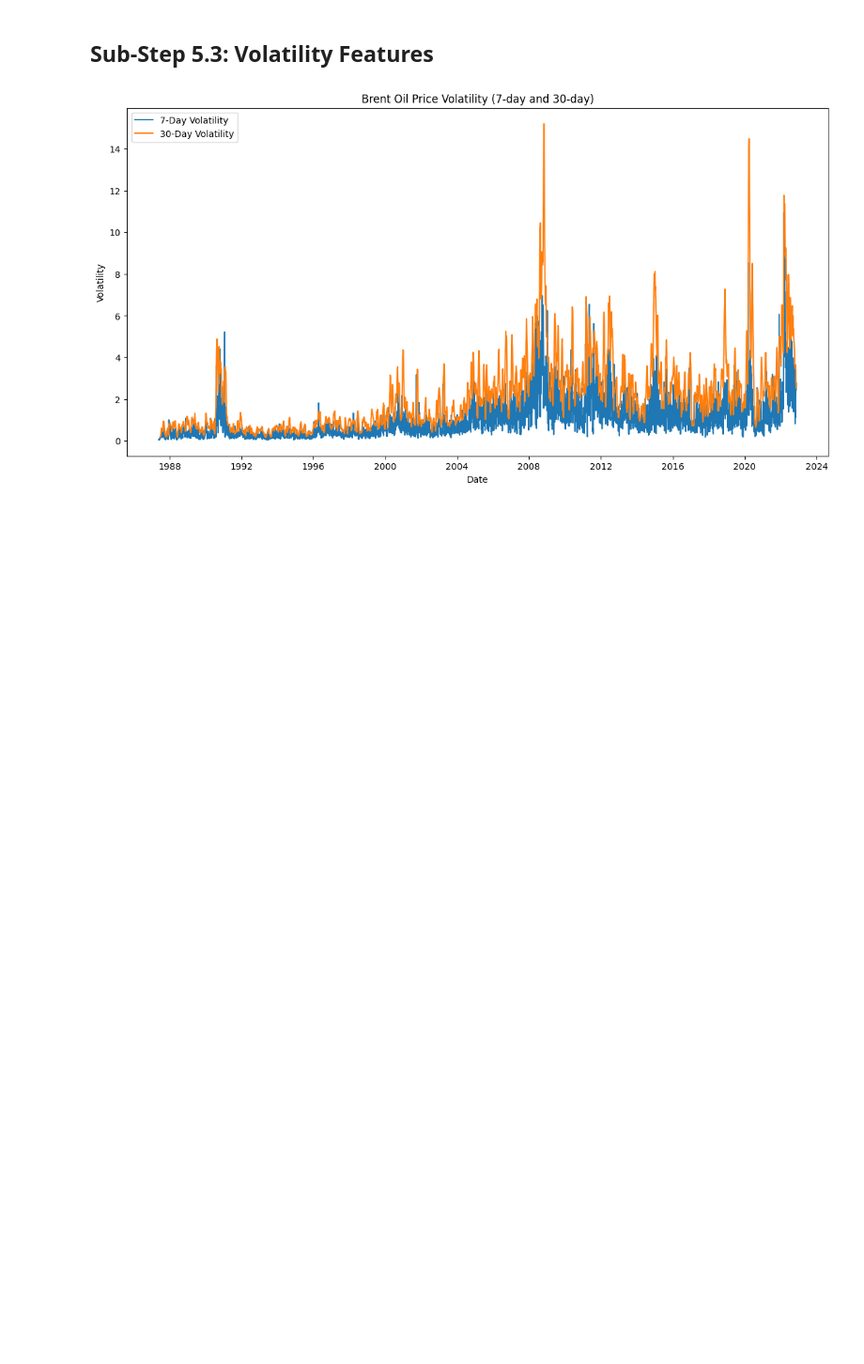
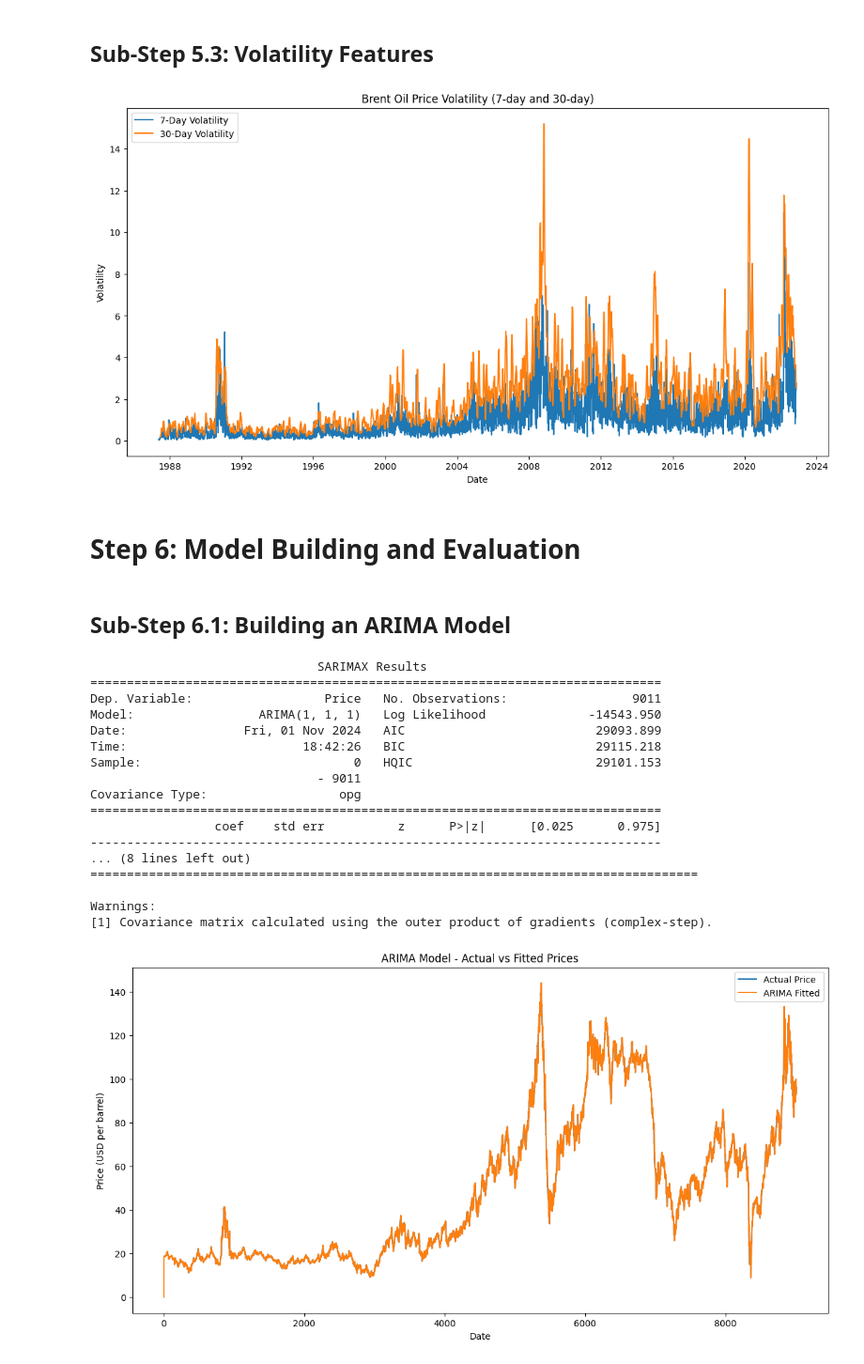
Before and after one commit to Birkity/birhan-energies-oil-price-analysis, a Jupyter notebook: notebooks/task_1.ipynb, the cells around one changed output. Shown at 94% size. Saved outputs shown, nothing was run; the diff lists cells and outputs as text; code cells hidden in the pictures; blank space fills up the shorter version.

Commit message:
Build and evaluate ARIMA model on Brent oil prices with MAE and RMSE metrics.

```diff
--- a/notebooks/task_1.ipynb
+++ b/notebooks/task_1.ipynb
@@ -237,3 +237,45 @@ plt.show()
 [figure]
 # %%
 df_cleaned.to_csv('../data/feature_engineering.csv')
+# %% [markdown]
+# Step 6: Model Building and Evaluation
+# %% [markdown]
+## Sub-Step 6.1: Building an ARIMA Model
+# %%
+df_cleaned_v1 = pd.read_csv('../data/cleaned_data.csv')
+# %%
+from statsmodels.tsa.arima.model import ARIMA
+
+model = ARIMA(df_cleaned_v1['Price'], order=(1, 1, 1))
+arima_result = model.fit()
+
+print(arima_result.summary())
+
+df_cleaned_v1['ARIMA_Fitted'] = arima_result.fittedvalues
+plt.figure(figsize=(14, 7))
+plt.plot(df_cleaned_v1['Price'], label='Actual Price')
+plt.plot(df_cleaned_v1['ARIMA_Fitted'], label='ARIMA Fitted')
+plt.legend()
+plt.title('ARIMA Model - Actual vs Fitted Prices')
+plt.xlabel('Date')
+plt.ylabel('Price (USD per barrel)')
+plt.show()
+# %% [output]
+                               SARIMAX Results
+==============================================================================
+Dep. Variable:                  Price   No. Observations:                 9011
+Model:                 ARIMA(1, 1, 1)   Log Likelihood              -14543.950
+Date:                Fri, 01 Nov 2024   AIC                          29093.899
+Time:                        18:42:26   BIC                          29115.218
+Sample:                             0   HQIC                         29101.153
+                               - 9011
+Covariance Type:                  opg
+==============================================================================
+                 coef    std err          z      P>|z|      [0.025      0.975]
+------------------------------------------------------------------------------
+... (8 lines left out)
+===================================================================================
+
+Warnings:
+[1] Covariance matrix calculated using the outer product of gradients (complex-step).
+[figure, added]
```
Also changed, not shown: parts of 2 cells of this notebook.
